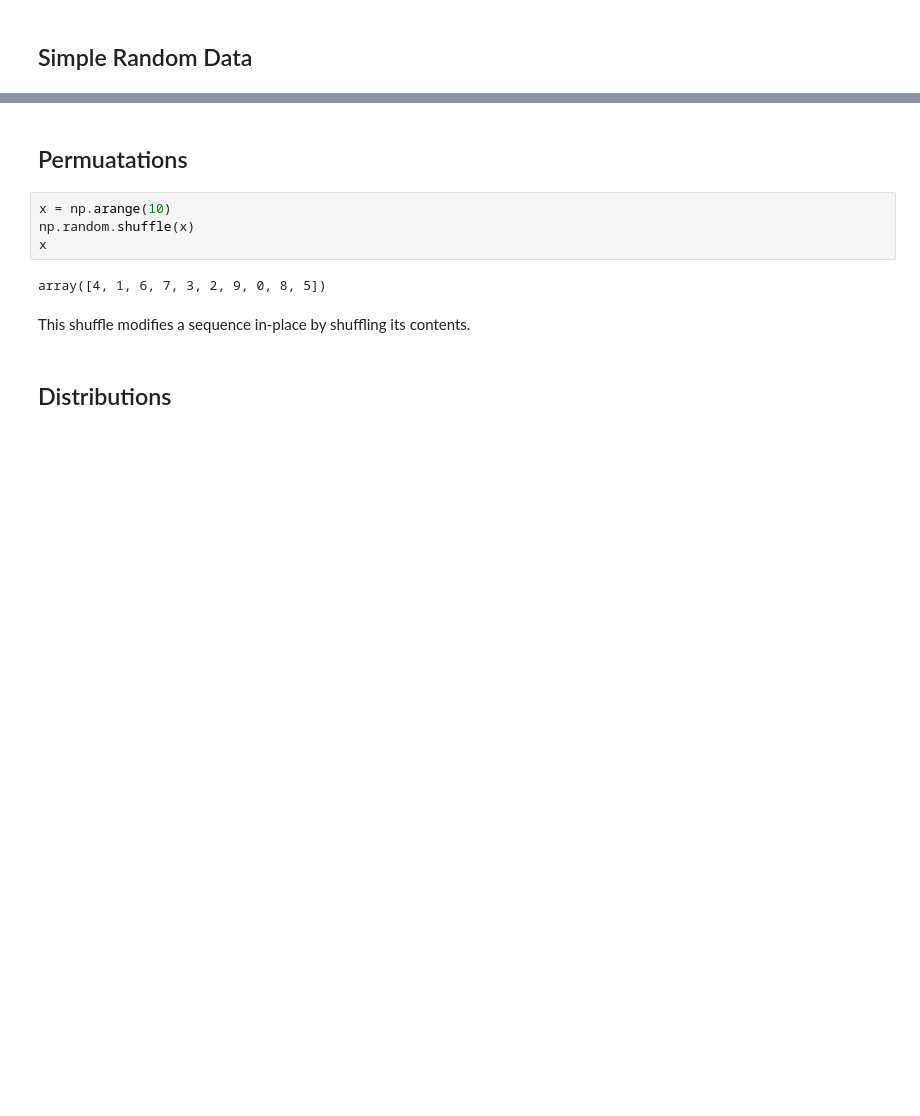
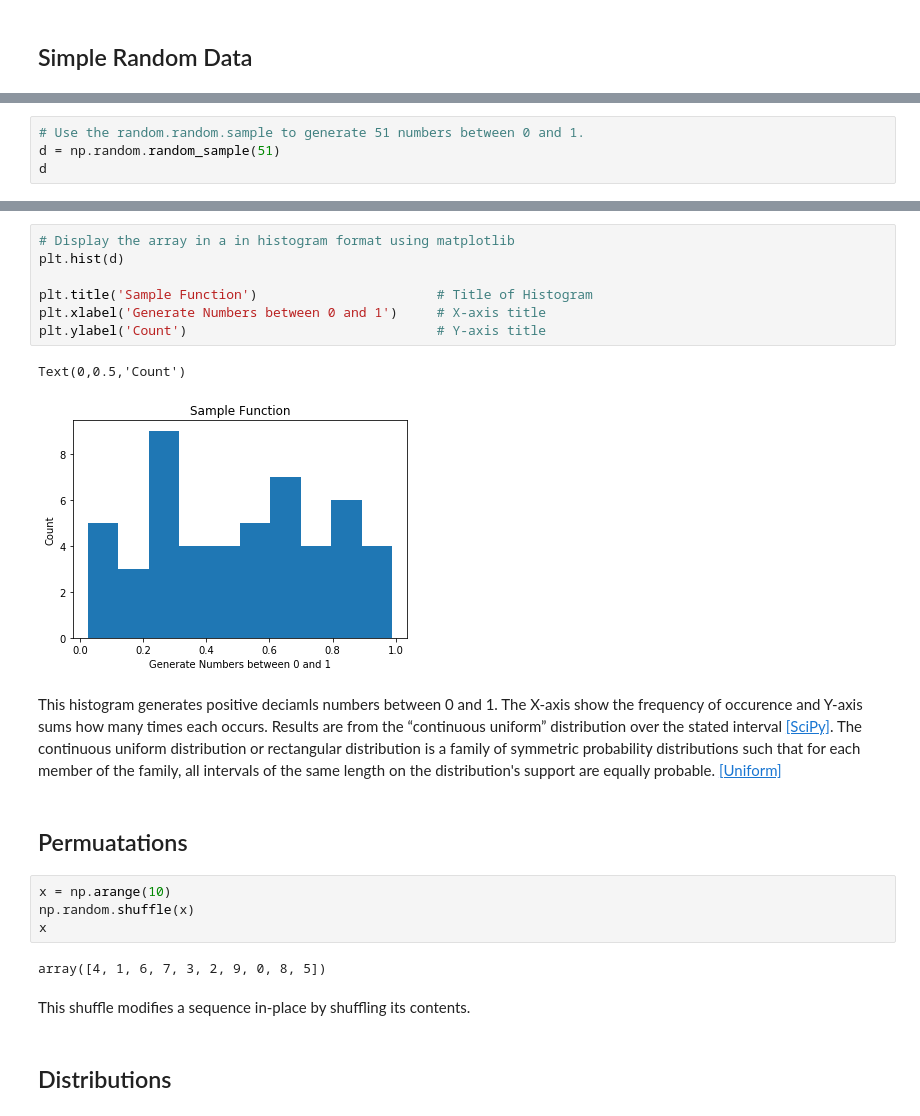
Before and after one commit to JohnADeady/Assignments-Programming-of-DA, a Jupyter notebook: Numpy.Random Package.ipynb, the cells around one changed output, grey strips where cells are left out. Cells and saved outputs as stored; diff of their text form; blank space fills up the shorter version.

```diff
--- a/Numpy.Random Package.ipynb
+++ b/Numpy.Random Package.ipynb
@@ -72,0 +125,4 @@ This string generates random numbers betweem 0 and 10 with 2 arrays of 4 numbers
+# %%
+# Use the random.random.sample to generate 51 numbers between 0 and 1.
+d = np.random.random_sample(51)
+d
@@ -73,3 +141,15 @@ This string generates random numbers betweem 0 and 10 with 2 arrays of 4 numbers
+# %%
+# Display the array in a in histogram format using matplotlib
+plt.hist(d)
+
+plt.title('Sample Function')                       # Title of Histogram
+plt.xlabel('Generate Numbers between 0 and 1')     # X-axis title
+plt.ylabel('Count')                                # Y-axis title
+# %% [output]
+Text(0,0.5,'Count')
+[figure, added]
+# %% [markdown]
+This histogram generates positive deciamls numbers between 0 and 1. The X-axis show the frequency of occurence and Y-axis sums how many times each occurs. Results are from the “continuous uniform” distribution over the stated interval [[SciPy]](https://docs.scipy.org/doc/numpy-1.15.1/reference/generated/numpy.random.random_sample.html#numpy.random.random_sample). The continuous uniform distribution or rectangular distribution is a family of symmetric probability distributions such that for each member of the family, all intervals of the same length on the distribution's support are equally probable. [[Uniform]](https://en.wikipedia.org/wiki/Uniform_distribution_(continuous))
 # %% [markdown]
 ## Permuatations
 # %%
```
Also changed, not shown: parts of 58 cells of this notebook.
